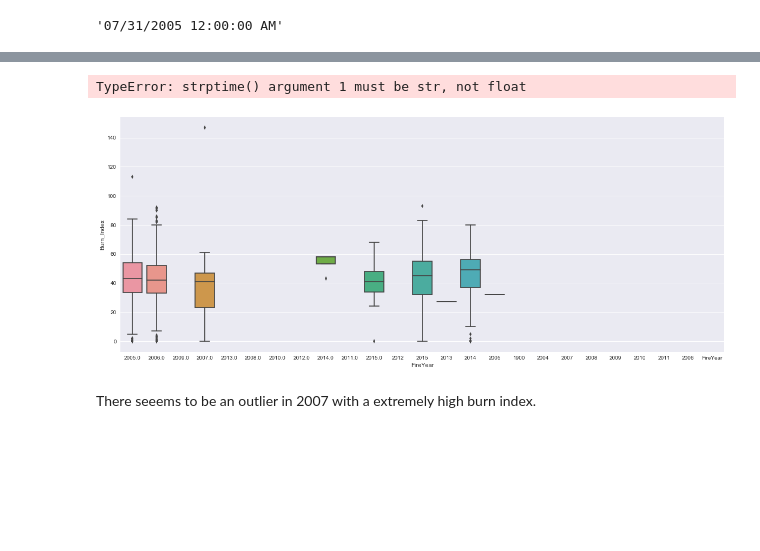
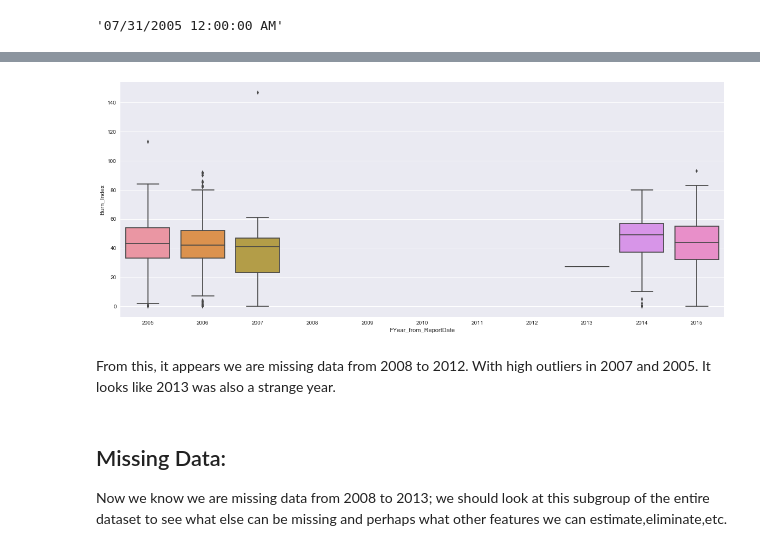
Before and after one commit to jywu86/Springboard, a Jupyter notebook: Data Wrangling for Capstone One.ipynb, the cells around one changed output, grey strips where cells are left out. Saved outputs shown, nothing was run; the diff lists cells and outputs as text; code cells hidden in the pictures; blank space fills up the shorter version.

```diff
--- a/Data Wrangling for Capstone One.ipynb
+++ b/Data Wrangling for Capstone One.ipynb
@@ -137,10 +196,12 @@ str
+# %%
+#removing header row in the middle of df
+oregon.drop([27539], inplace=True)
 # %%
+#creating datetime object from df and inputting new column named FYear_from_ReportDate
 from datetime import datetime
-#oregon['ReportDateAndTime']= [pd.to_datetime(cell, format='%M%d%Y') for cell in oregon['FireYear']]
 oregon['ReportDateAndTime']=[datetime.strptime(x,'%m/%d/%Y %H:%M:%S %p') for x in oregon['ReportDateAndTime']]
-#oregon['ReportDateAndTime']=datetime.strptime(oregon['ReportDateAndTime'],'%m/%d/%Y %H:%M:%S %p')
-# %% [output]
-TypeError: strptime() argument 1 must be str, not float
+# %%
+oregon['FYear_from_ReportDate']=[x.year for x in oregon['ReportDateAndTime']]
 # %%
 #creating dfs with different traits
 location_cols = [['Current_District','FireName','Subdiv','County','Elevation','Location', 'County_Name']]
@@ -148,10 +209,13 @@ behavior_cols = [['CausebyDesc','GeneralDesc','SpecificDesc','Cause_Comments','B
 # %%
 #investigating spread of Burn_Index
 fig, ax = plt.pyplot.subplots()
 fig.set_size_inches(20,8)
-_ = sns.boxplot(x='FireYear',y='Burn_Index',data=oregon)
+_ = sns.boxplot(x='FYear_from_ReportDate',y='Burn_Index',data=oregon)
 sns.plt.show()
 # %% [output]
-[figure, old version]
+[figure, new version]
-# %% [markdown]
-There seeems to be an outlier in 2007 with a extremely high burn index.
+# %% [markdown]
+From this, it appears we are missing data from 2008 to 2012.  With high outliers in 2007 and 2005.  It looks like 2013 was also a strange year.
+# %% [markdown]
+## Missing Data:
+Now we know we are missing data from 2008 to 2013; we should look at this subgroup of the entire dataset to see what else can be missing and perhaps what other features we can estimate,eliminate,etc.
```
Also changed, not shown: parts of 19 cells of this notebook.
